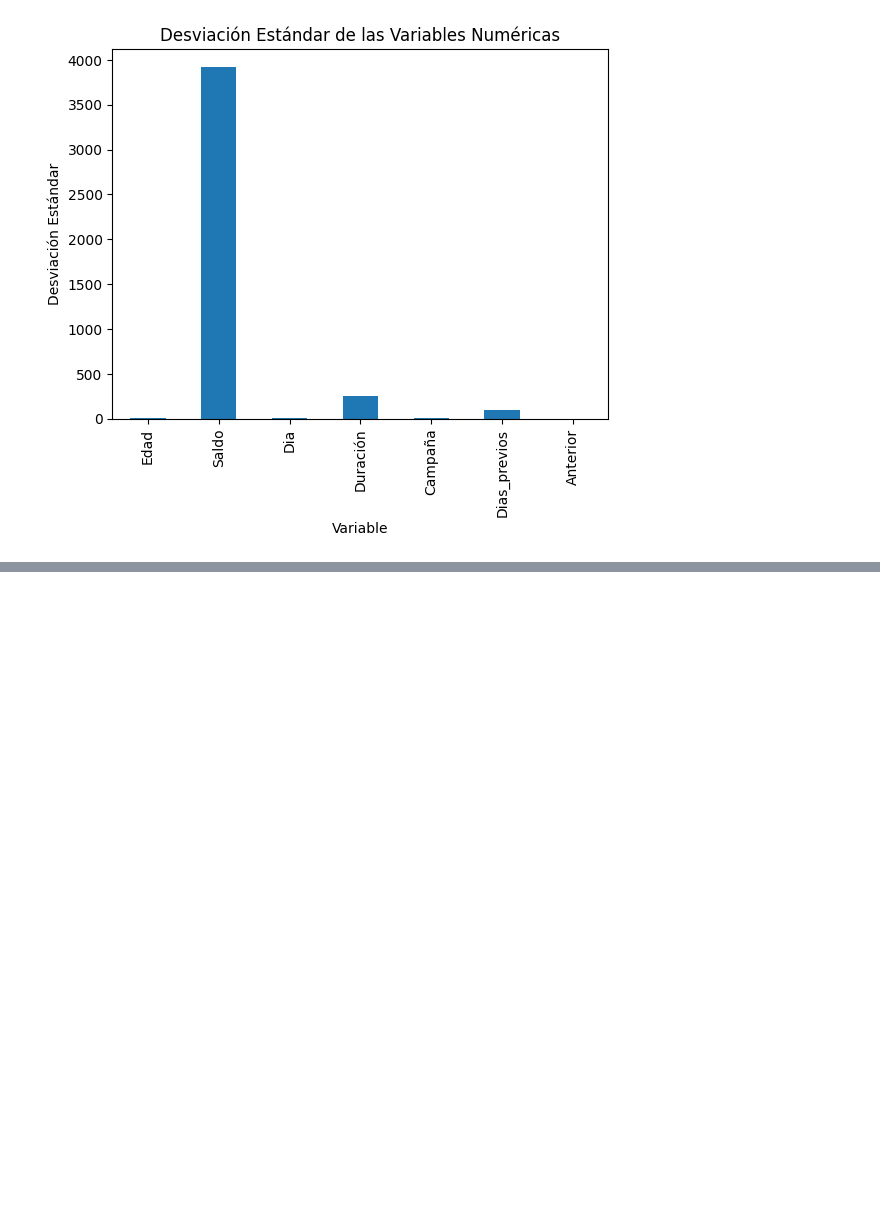
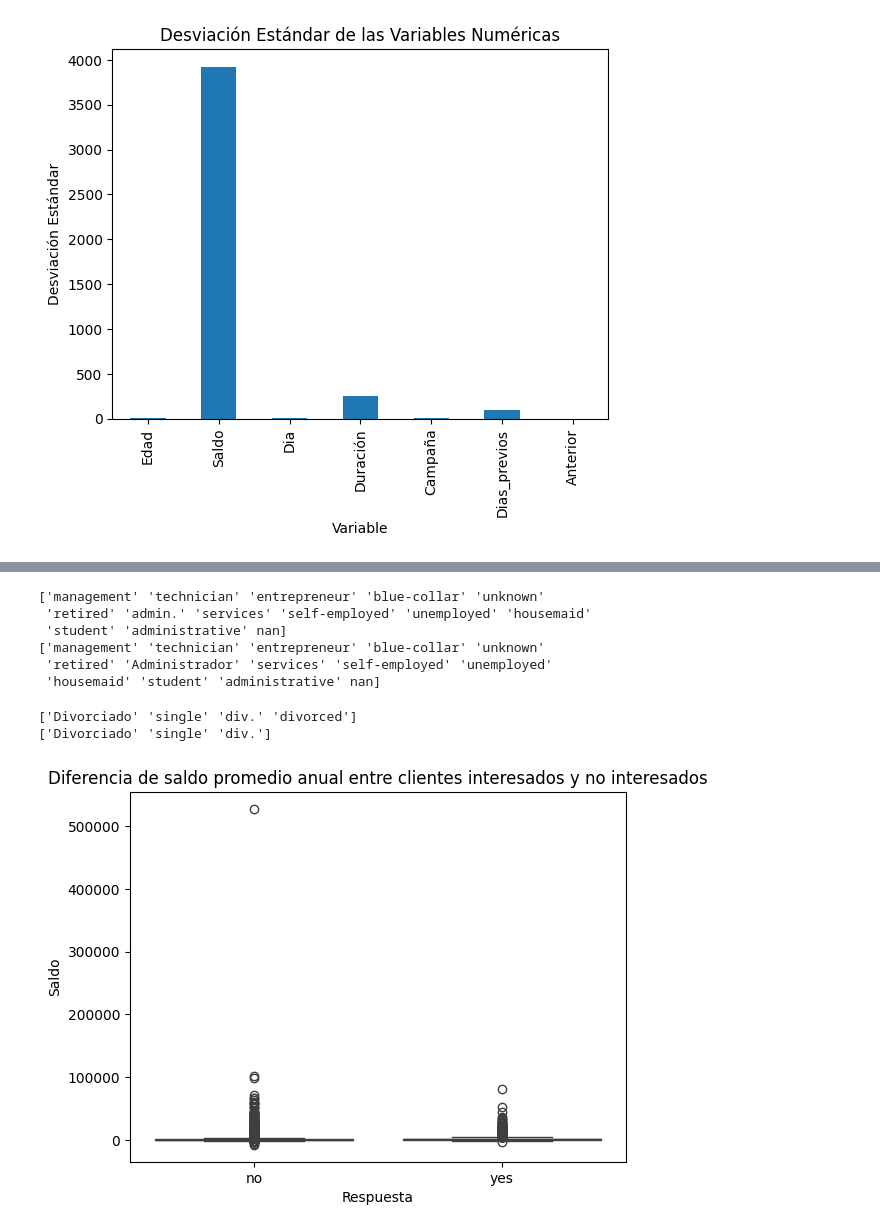
Before and after one commit to asilinob/Talento-Tech, a Jupyter notebook: Laboratorio_1.ipynb, the cells around one changed output, grey strips where cells are left out. Drawn from its saved outputs; the diff is of its cells as text; code cells hidden in the pictures; blank space fills up the shorter version.

```diff
--- a/Laboratorio_1.ipynb
+++ b/Laboratorio_1.ipynb
@@ -234,0 +273,24 @@ plt.show()
+# %%
+print(data_rename['Trabajo'].unique())
+data_rename['Trabajo'] = data_rename['Trabajo'].str.replace('admin.', 'Administrador', regex=False)
+print(data_rename['Trabajo'].unique())
+# %% [output]
+['management' 'technician' 'entrepreneur' 'blue-collar' 'unknown'
+ 'retired' 'admin.' 'services' 'self-employed' 'unemployed' 'housemaid'
+ 'student' 'administrative' nan]
+['management' 'technician' 'entrepreneur' 'blue-collar' 'unknown'
+ 'retired' 'Administrador' 'services' 'self-employed' 'unemployed'
+ 'housemaid' 'student' 'administrative' nan]
+# %%
+print(data_rename["Estado Civil"].unique())
+data_rename["Estado Civil"] = data_rename["Estado Civil"].str.replace('divorced', 'Divorciado', regex=False)
+print(data_rename["Estado Civil"].unique())
+# %% [output]
+['Divorciado' 'single' 'div.' 'divorced']
+['Divorciado' 'single' 'div.']
+# %%
+sns.boxplot(x= "Respuesta", y= "Saldo", data=data_rename)
+plt.title("Diferencia de saldo promedio anual entre clientes interesados y no interesados")
+plt.show()
+# %% [output]
+[figure, added]
```
Also changed, not shown: parts of 11 cells of this notebook.
